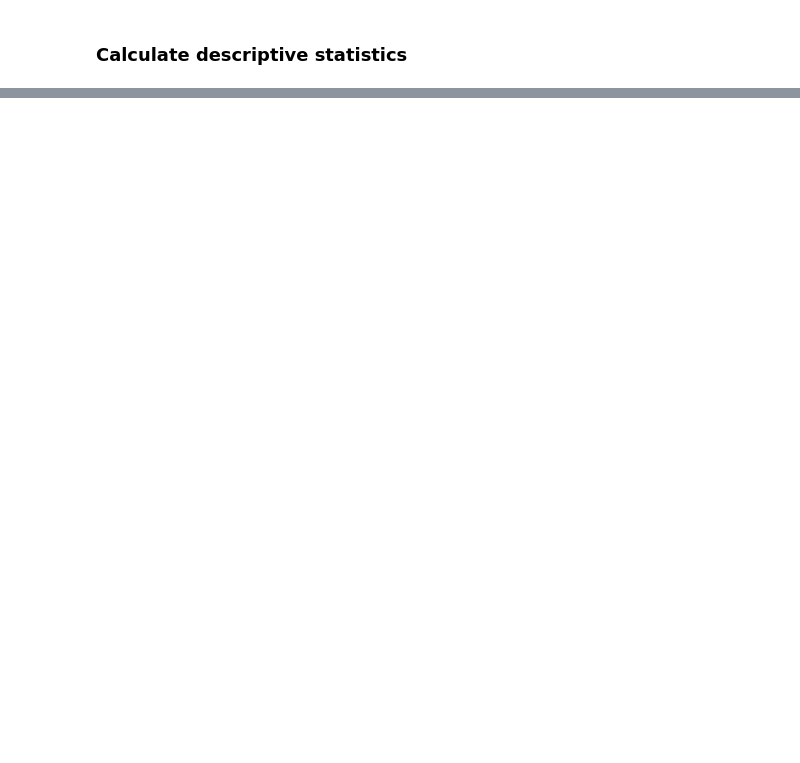
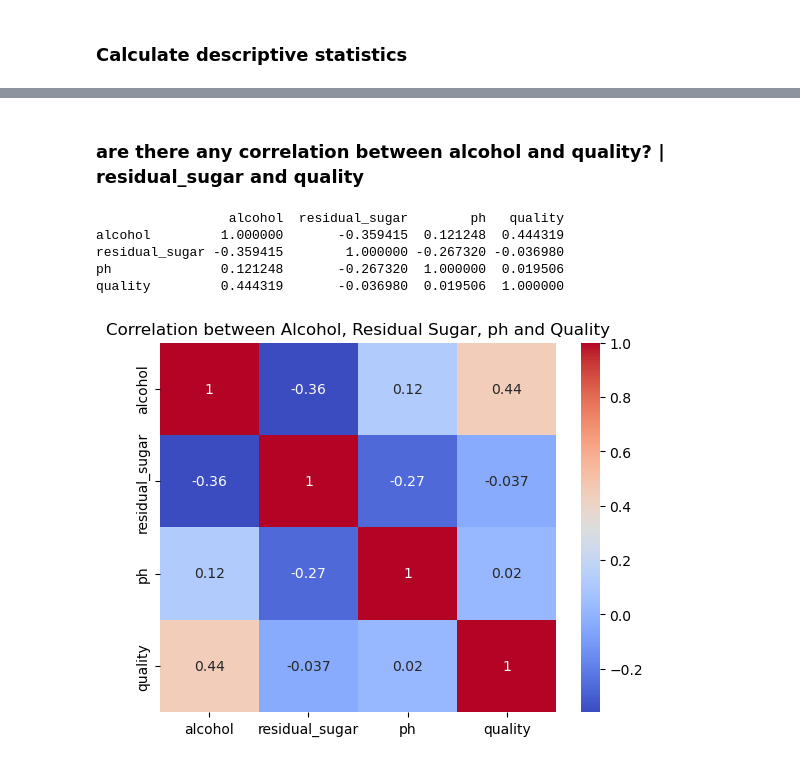
Before and after one commit to Hunkstaban/BIMiniProjects, a Jupyter notebook: MiniProject2/workbooks/wineExploreDataTobyEmil.ipynb, the cells around one changed output, grey strips where cells are left out. Drawn from its saved outputs; the diff is of its cells as text; code cells hidden in the pictures; blank space fills up the shorter version.

```diff
--- a/MiniProject2/workbooks/wineExploreDataTobyEmil.ipynb
+++ b/MiniProject2/workbooks/wineExploreDataTobyEmil.ipynb
@@ -146,0 +205,17 @@ TypeError: 'Categorical' with dtype category does not support reduction 'mean'
+# %% [markdown]
+### are there any correlation between alcohol and quality? | residual_sugar and quality
+# %%
+correlation = DfAllWine[['alcohol', 'residual_sugar', "ph" ,'quality']].corr()
+print(correlation)
+# %% [output]
+                 alcohol  residual_sugar        ph   quality
+alcohol         1.000000       -0.359415  0.121248  0.444319
+residual_sugar -0.359415        1.000000 -0.267320 -0.036980
+ph              0.121248       -0.267320  1.000000  0.019506
+quality         0.444319       -0.036980  0.019506  1.000000
+# %%
+seaborn.heatmap(correlation, annot=True, cmap='coolwarm')
+plt.title('Correlation between Alcohol, Residual Sugar, ph and Quality')
+plt.show()
+# %% [output]
+[figure, added]
```
Also changed, not shown: parts of 18 cells of this notebook.
